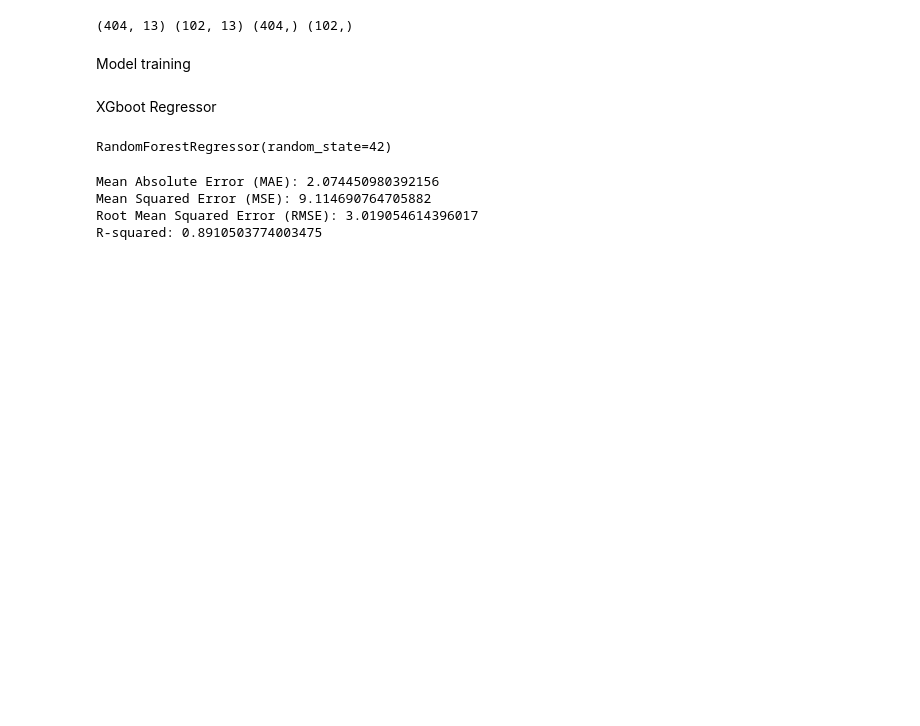
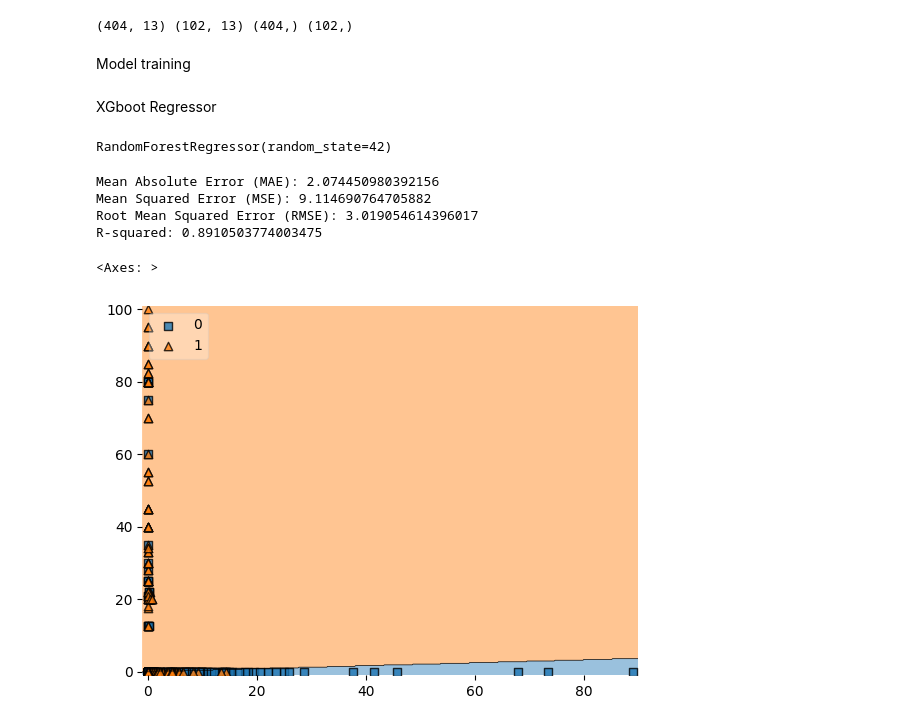
Before and after one commit to sumitsah250/machine-learning, a Jupyter notebook: projects/house_price_prediction.ipynb, the cells around one changed output. Cells and saved outputs as stored; diff of their text form; code cells hidden in the pictures; blank space fills up the shorter version.

```diff
--- a/projects/house_price_prediction.ipynb
+++ b/projects/house_price_prediction.ipynb
@@ -198,3 +198,35 @@ Mean Absolute Error (MAE): 2.074450980392156
 Mean Squared Error (MSE): 9.114690764705882
 Root Mean Squared Error (RMSE): 3.019054614396017
 R-squared: 0.8910503774003475
+# %%
+from sklearn.linear_model import Perceptron
+
+p=Perceptron()
+
+#just to make y train classification
+threshold = np.median(Y_train)  # Use the median or any logical threshold
+Y_train_class = (Y_train > threshold).astype(int)  # Converts to 0 or 1
+
+
+#just to make the y train classification
+from mlxtend.plotting import plot_decision_regions
+
+
+# Select only the first two features for training and visualization
+X_train_2D = X_train.iloc[:, :2].to_numpy()
+Y_train_np = Y_train_class.to_numpy().astype(np.int64)
+
+# Train the Perceptron model on the reduced feature set
+from sklearn.linear_model import Perceptron
+
+p = Perceptron()
+p.fit(X_train_2D, Y_train_np)  # Retrain with only 2 features
+
+
+# Now plot the decision regions
+plot_decision_regions(X_train_2D, Y_train_np, clf=p, legend=2)
+
+# i have to learn this graph individually
+# %% [output]
+<Axes: >
+[figure, added]
```
Also changed, not shown: 10 other files.
